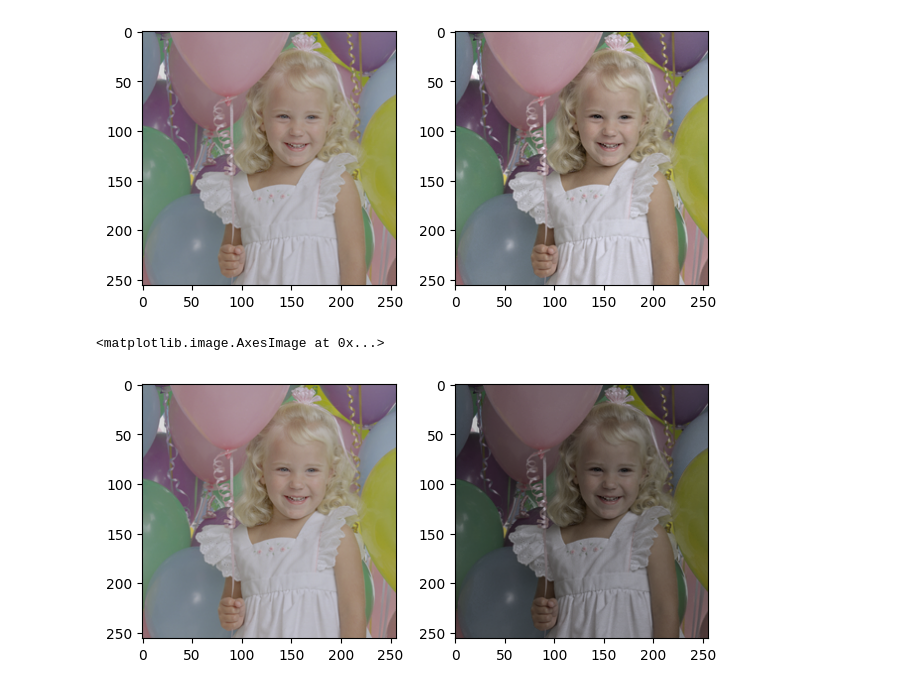
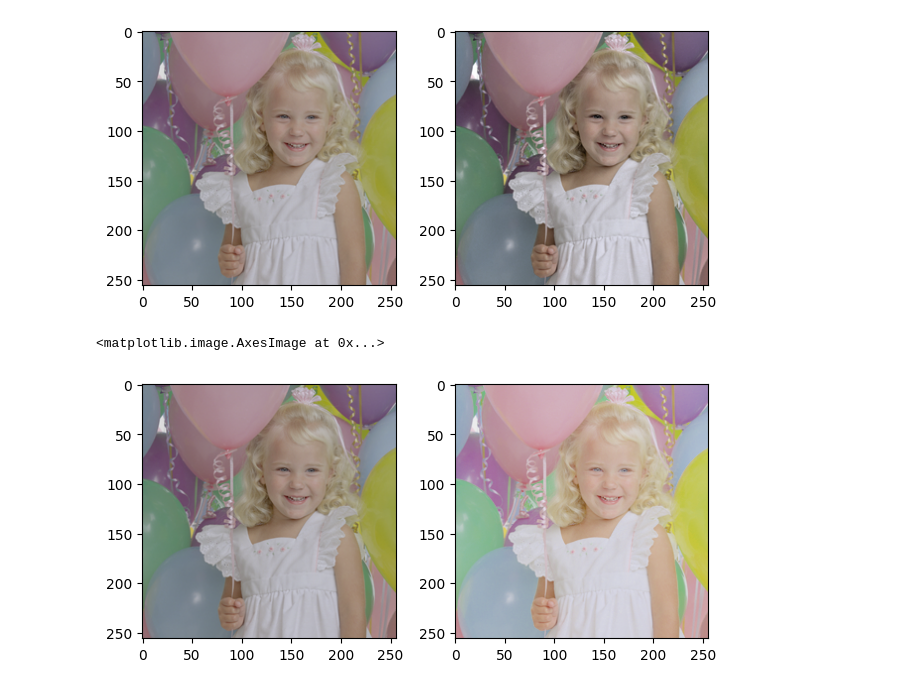
Before and after one commit to naoto-github/ComputerGraphics-NCU, a Jupyter notebook: 3/chapter3.ipynb, the cells around one changed output. Cells and saved outputs as stored; diff of their text form; code cells hidden in the pictures.

```diff
--- a/3/chapter3.ipynb
+++ b/3/chapter3.ipynb
@@ -242,32 +242,33 @@ image = cv2.imread('samples/Balloon.bmp')
 # OpenCVでは画像がBGRで読み込まれるため、RGBに変換（表示のため）
 image_rgb = cv2.cvtColor(image, cv2.COLOR_BGR2RGB)
 
 # BGRからHSV色空間に変換
 image_hsv = cv2.cvtColor(image, cv2.COLOR_BGR2HSV)
 
 # HSVチャネルの分離
 h_channel, s_channel, v_channel = cv2.split(image_hsv)
 
 # 正規化（0〜1の範囲にスケーリング）
 v_channel_normalized = v_channel / 255.0
 
 # ガンマ補正を適用
 gamma = 2.0  # ガンマ値を2.0に設定（暗くなる）
-v_channel_corrected = np.power(v_channel_normalized, gamma)
+#v_channel_corrected = np.power(v_channel_normalized, gamma)
+v_channel_corrected = v_channel_normalized ** (1 / gamma)
 
 # 0〜255の範囲に再スケーリングし、uint8に変換
 v_channel = np.uint8(v_channel_corrected * 255)
 
 # 調整後のVチャネルを元にHSV画像を再構成
 image_hsv_adjusted = cv2.merge([h_channel, s_channel, v_channel])
 
 # HSVからRGB色空間に戻す
 image_gamma_rgb = cv2.cvtColor(image_hsv_adjusted, cv2.COLOR_HSV2RGB)
 
 # 元画像と明かすさを変更した画像を表示
 fig, axes = plt.subplots(1, 2, tight_layout=True)
 axes[0].imshow(image_rgb)
 axes[1].imshow(image_gamma_rgb)
 # %% [output]
 <matplotlib.image.AxesImage at 0x...>
-[figure, old version]
+[figure, new version]
```
Also changed, not shown: parts of 1 cell of this notebook, 1 other file.
